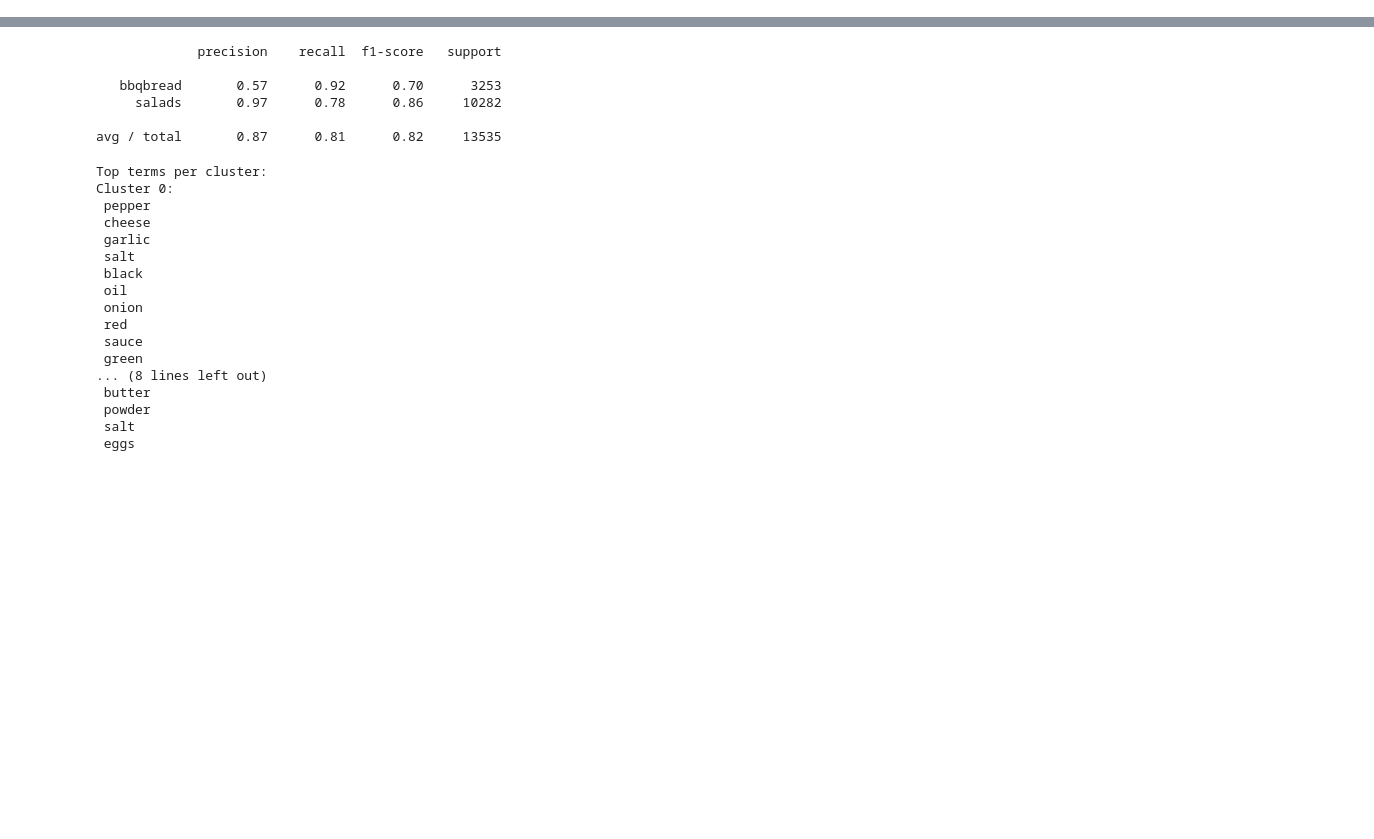
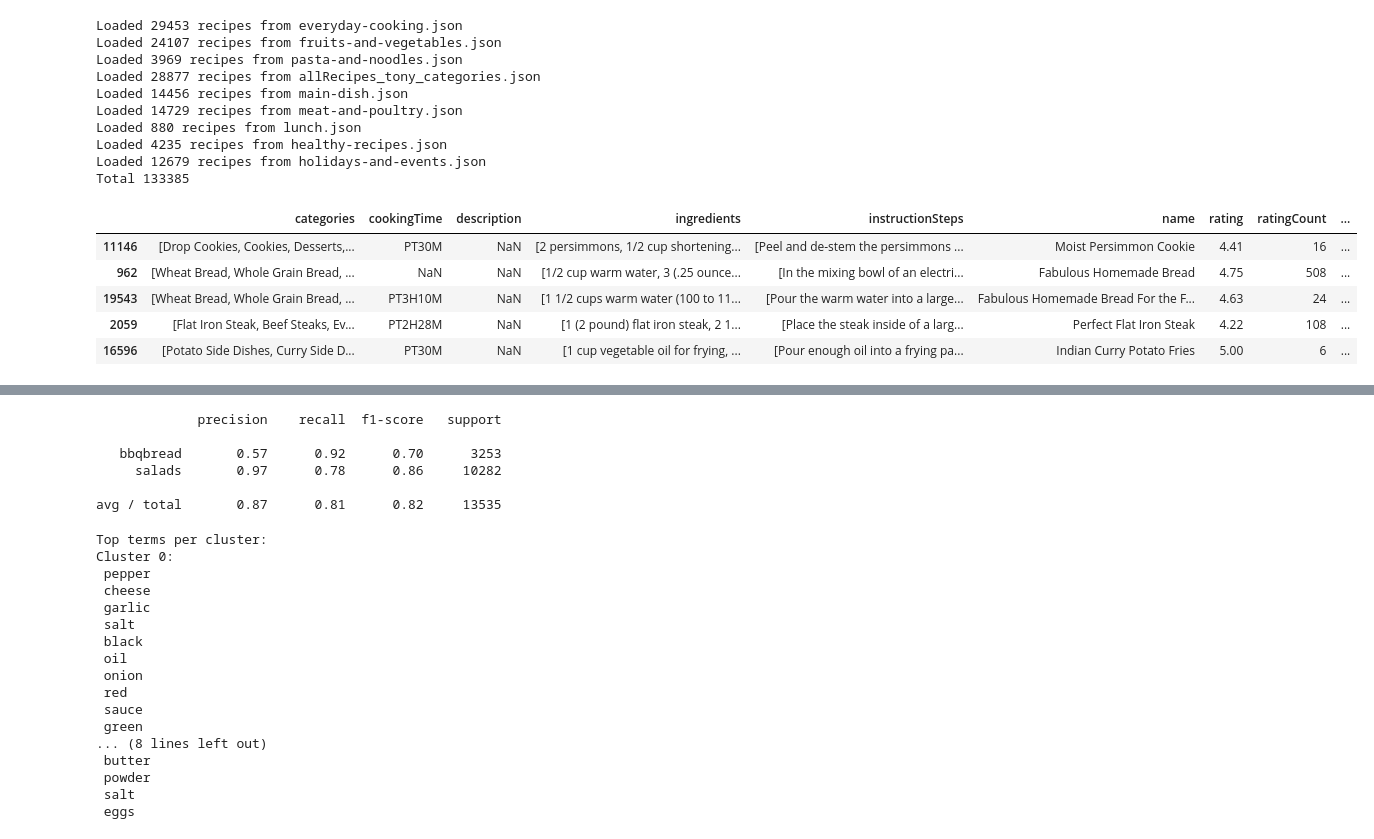
Before and after one commit to roygv/w266-recipes, a Jupyter notebook: DataProcessing.ipynb, the cells around one changed output, grey strips where cells are left out. Saved outputs shown, nothing was run; the diff lists cells and outputs as text; code cells hidden in the pictures; blank space fills up the shorter version.

```diff
--- a/DataProcessing.ipynb
+++ b/DataProcessing.ipynb
@@ -44,3 +29,30 @@ df.sample(5)
+# %%
+df =pd.DataFrame()
+cnt=0
+for file in listdir('recipes'):
+#    print 'recipes/'+file
+    df = df.append(pd.read_json('recipes/'+file, dtype={}))
+    print 'Loaded {0} recipes from {1}'.format(len(df)-cnt,file)
+    cnt=len(df)
+print 'Total {0}'.format(len(df))
+df.sample(5)
+# %% [output]
+Loaded 29453 recipes from everyday-cooking.json
+Loaded 24107 recipes from fruits-and-vegetables.json
+Loaded 3969 recipes from pasta-and-noodles.json
+Loaded 28877 recipes from allRecipes_tony_categories.json
+Loaded 14456 recipes from main-dish.json
+Loaded 14729 recipes from meat-and-poultry.json
+Loaded 880 recipes from lunch.json
+Loaded 4235 recipes from healthy-recipes.json
+Loaded 12679 recipes from holidays-and-events.json
+Total 133385
+|  | categories | cookingTime | description | ingredients | instructionSteps | name | rating | ratingCount | ... |
+| 11146 | [Drop Cookies, Cookies, Desserts,... | PT30M | NaN | [2 persimmons, 1/2 cup shortening... | [Peel and de-stem the persimmons ... | Moist Persimmon Cookie | 4.41 | 16 | ... |
+| 962 | [Wheat Bread, Whole Grain Bread, ... | NaN | NaN | [1/2 cup warm water, 3 (.25 ounce... | [In the mixing bowl of an electri... | Fabulous Homemade Bread | 4.75 | 508 | ... |
+| 19543 | [Wheat Bread, Whole Grain Bread, ... | PT3H10M | NaN | [1 1/2 cups warm water (100 to 11... | [Pour the warm water into a large... | Fabulous Homemade Bread For the F... | 4.63 | 24 | ... |
+| 2059 | [Flat Iron Steak, Beef Steaks, Ev... | PT2H28M | NaN | [1 (2 pound) flat iron steak, 2 1... | [Place the steak inside of a larg... | Perfect Flat Iron Steak | 4.22 | 108 | ... |
+| 16596 | [Potato Side Dishes, Curry Side D... | PT30M | NaN | [1 cup vegetable oil for frying, ... | [Pour enough oil into a frying pa... | Indian Curry Potato Fries | 5.00 | 6 | ... |
 # %%
 from collections import defaultdict
 import operator
```
Also changed, not shown: parts of 19 cells of this notebook.
